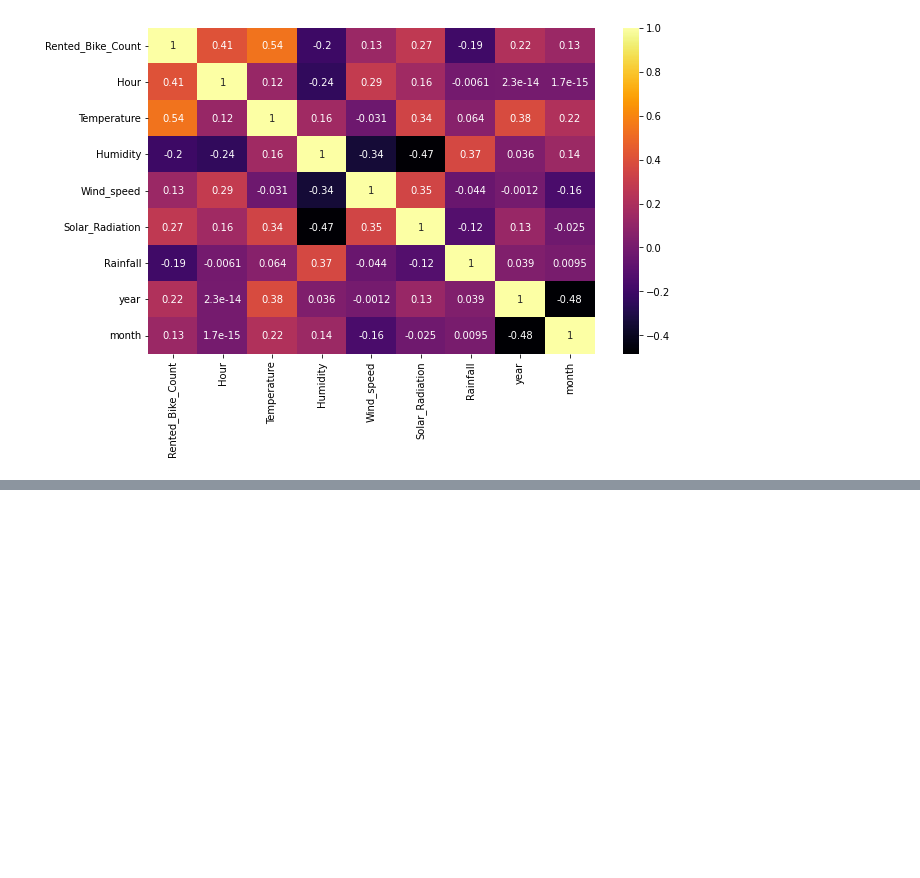
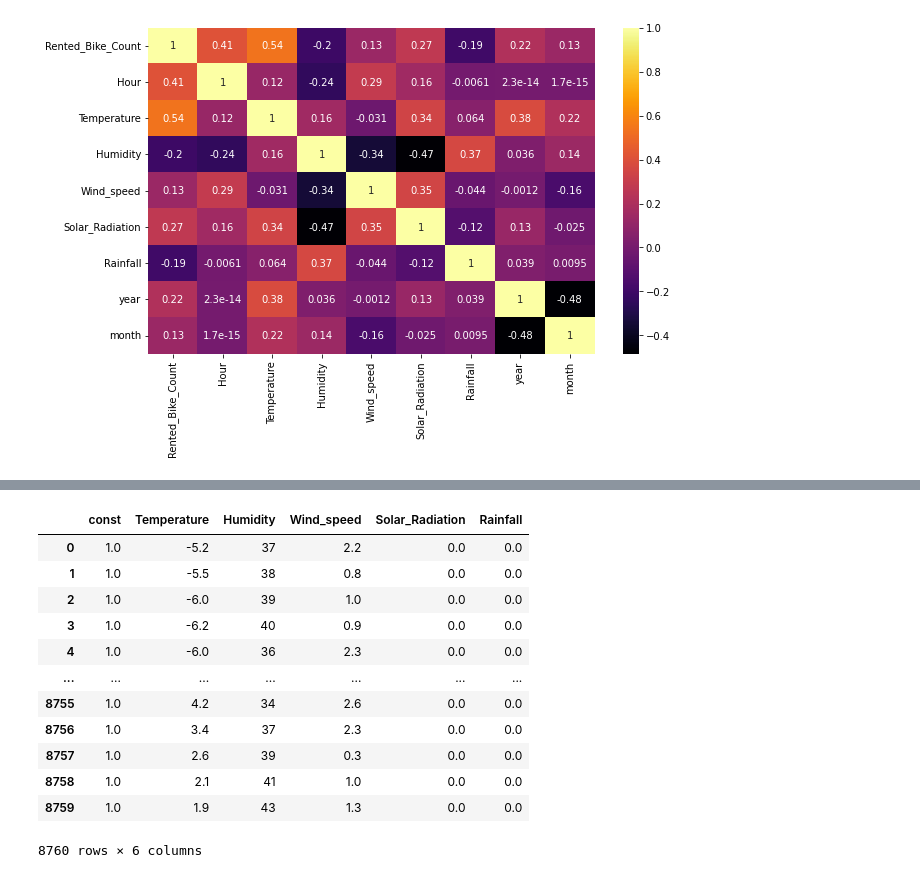
Before and after one commit to NehaGupta-DataScientists/Bike-Sharing-Demand-Prediction, a Jupyter notebook: Bike_Sharing_Demand_Prediction_Capstone_Project.ipynb, the cells around one changed output, grey strips where cells are left out. Drawn from its saved outputs; the diff is of its cells as text; code cells hidden in the pictures; blank space fills up the shorter version.

```diff
--- a/Bike_Sharing_Demand_Prediction_Capstone_Project.ipynb
+++ b/Bike_Sharing_Demand_Prediction_Capstone_Project.ipynb
@@ -537,0 +557,18 @@ sns.heatmap(bike.corr(),cmap='inferno',annot=True)
+# %%
+#add a constant column
+X = sm.add_constant(X)
+X
+# %% [output]
+|  | const | Temperature | Humidity | Wind_speed | Solar_Radiation | Rainfall |
+| 0 | 1.0 | -5.2 | 37 | 2.2 | 0.0 | 0.0 |
+| 1 | 1.0 | -5.5 | 38 | 0.8 | 0.0 | 0.0 |
+| 2 | 1.0 | -6.0 | 39 | 1.0 | 0.0 | 0.0 |
+| 3 | 1.0 | -6.2 | 40 | 0.9 | 0.0 | 0.0 |
+| 4 | 1.0 | -6.0 | 36 | 2.3 | 0.0 | 0.0 |
+| ... | ... | ... | ... | ... | ... | ... |
+| 8755 | 1.0 | 4.2 | 34 | 2.6 | 0.0 | 0.0 |
+| 8756 | 1.0 | 3.4 | 37 | 2.3 | 0.0 | 0.0 |
+| 8757 | 1.0 | 2.6 | 39 | 0.3 | 0.0 | 0.0 |
+| 8758 | 1.0 | 2.1 | 41 | 1.0 | 0.0 | 0.0 |
+| 8759 | 1.0 | 1.9 | 43 | 1.3 | 0.0 | 0.0 |
+8760 rows × 6 columns
```
Also changed, not shown: parts of 3 cells of this notebook.
